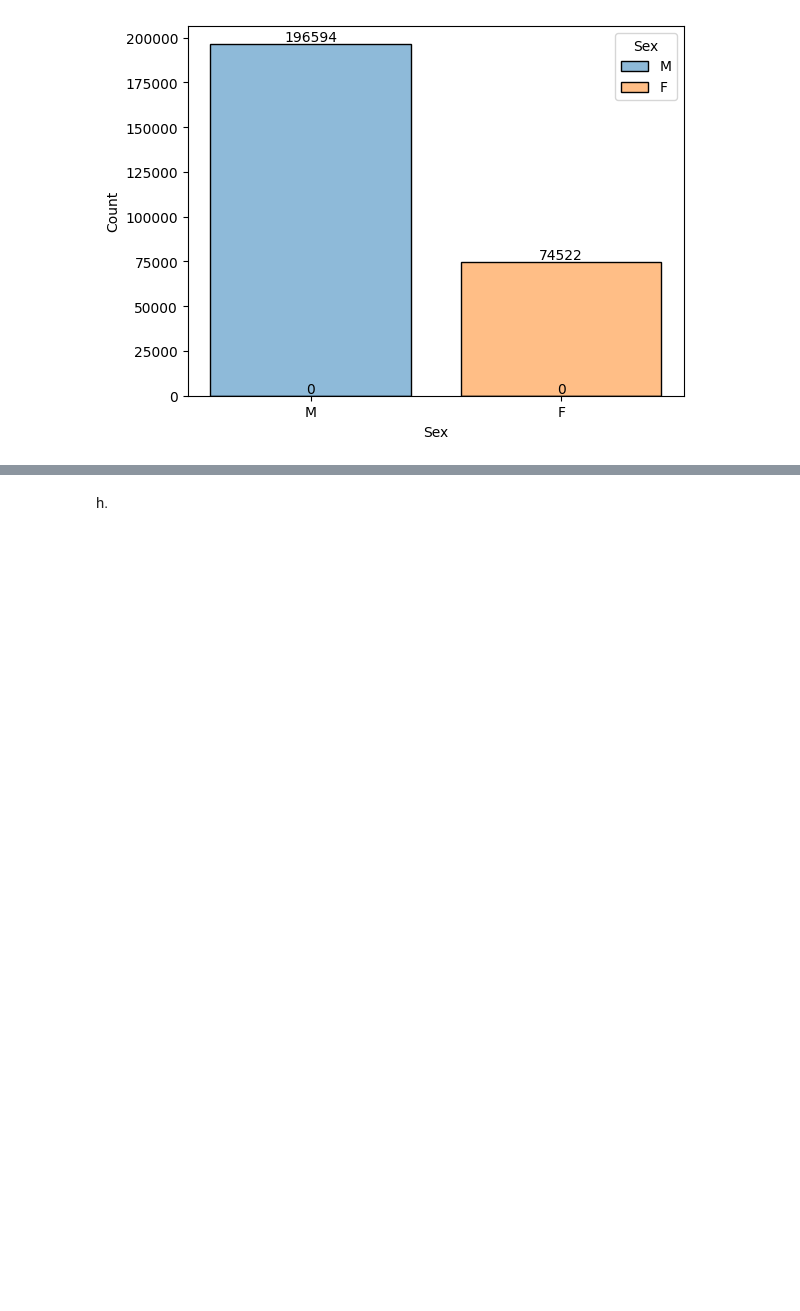
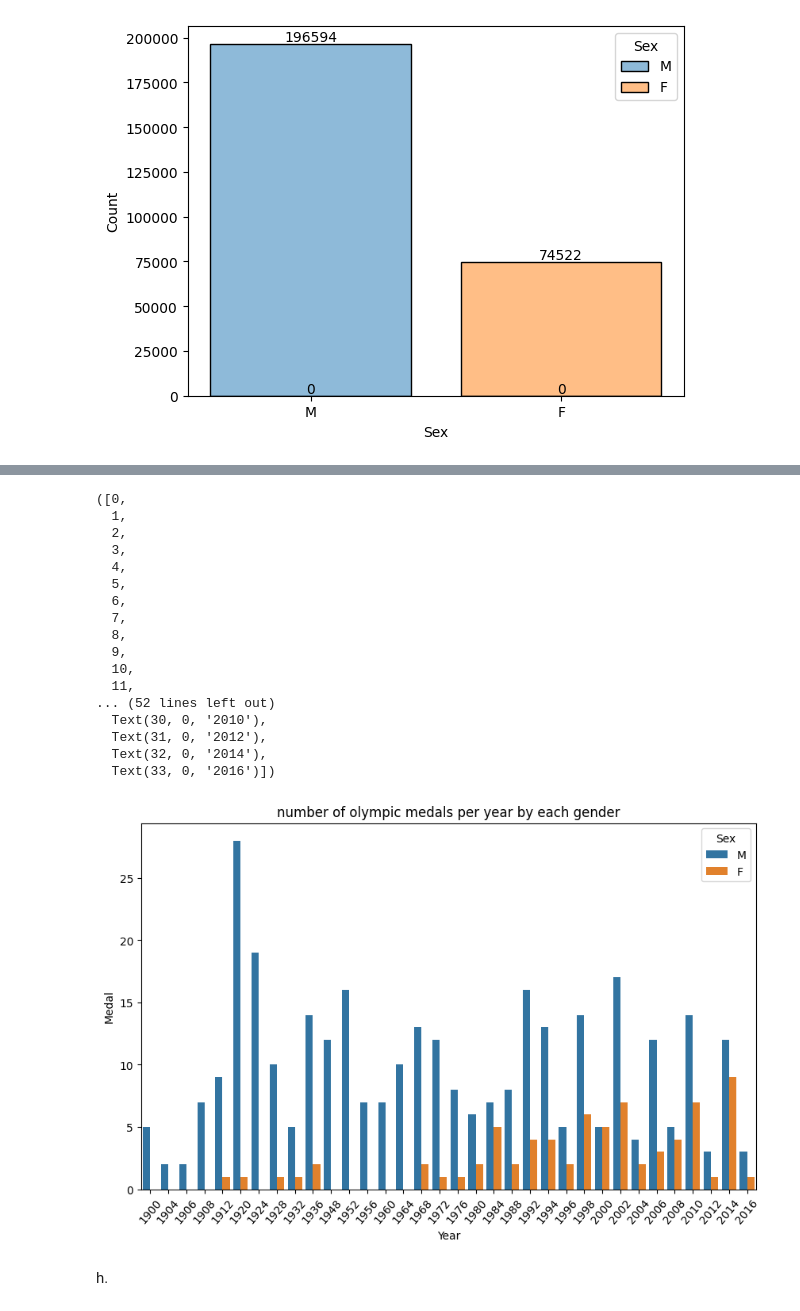
Before and after one commit to Ludwilton/Projekt-OS-Norge, a Jupyter notebook: uppgift_0/uppgift.0.LUDWIG.ipynb, the cells around one changed output, grey strips where cells are left out. Cells and saved outputs as stored; diff of their text form; code cells hidden in the pictures; blank space fills up the shorter version.

```diff
--- a/uppgift_0/uppgift.0.LUDWIG.ipynb
+++ b/uppgift_0/uppgift.0.LUDWIG.ipynb
@@ -110,0 +152,8 @@ for container in ax.containers: # pop info labels on bars
+# %%
+
+medals_df = no_df[no_df["Medal"].notnull()]
+
+
+
+unique_medals_df = medals_df.drop_duplicates(subset=["Event", "Games", "Team"])
+unique_medals_df
@@ -111,3 +174,29 @@ for container in ax.containers: # pop info labels on bars
+# %%
+medals_per_year = unique_medals_df.groupby(["Year","Sex"])["Medal"].count().reset_index()
+
+plt.figure(figsize=(10, 6))
+sns.barplot(data=medals_per_year,x="Year", y="Medal", hue="Sex")
+plt.title("number of olympic medals per year by each gender")
+plt.xticks(rotation=50)
+# %% [output]
+([0,
+  1,
+  2,
+  3,
+  4,
+  5,
+  6,
+  7,
+  8,
+  9,
+  10,
+  11,
+... (52 lines left out)
+  Text(30, 0, '2010'),
+  Text(31, 0, '2012'),
+  Text(32, 0, '2014'),
+  Text(33, 0, '2016')])
+[figure, added]
 # %% [markdown]
 h.
 # %% [markdown]
```
Also changed, not shown: parts of 4 cells of this notebook.
